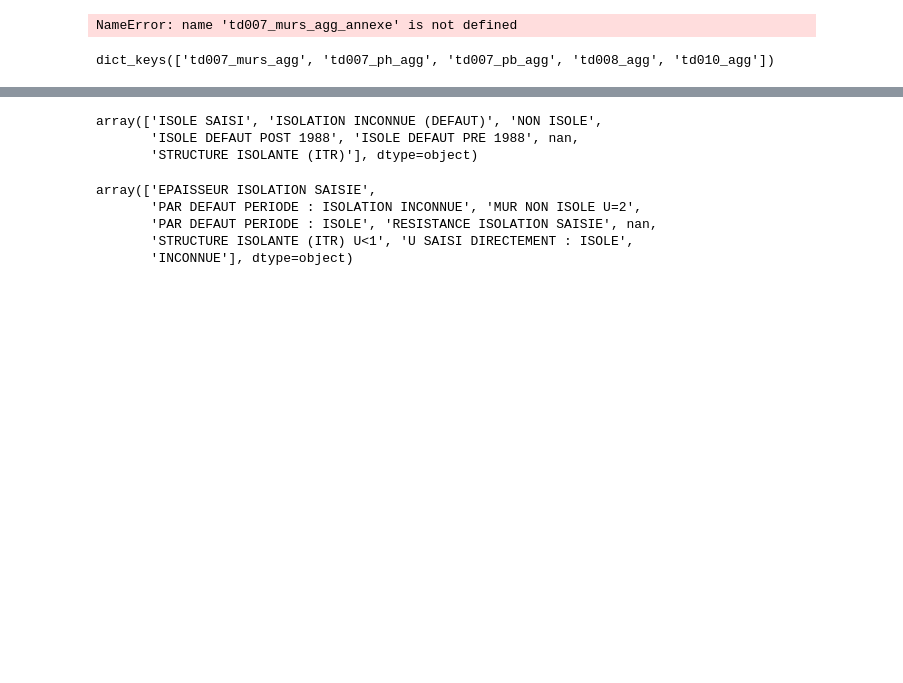
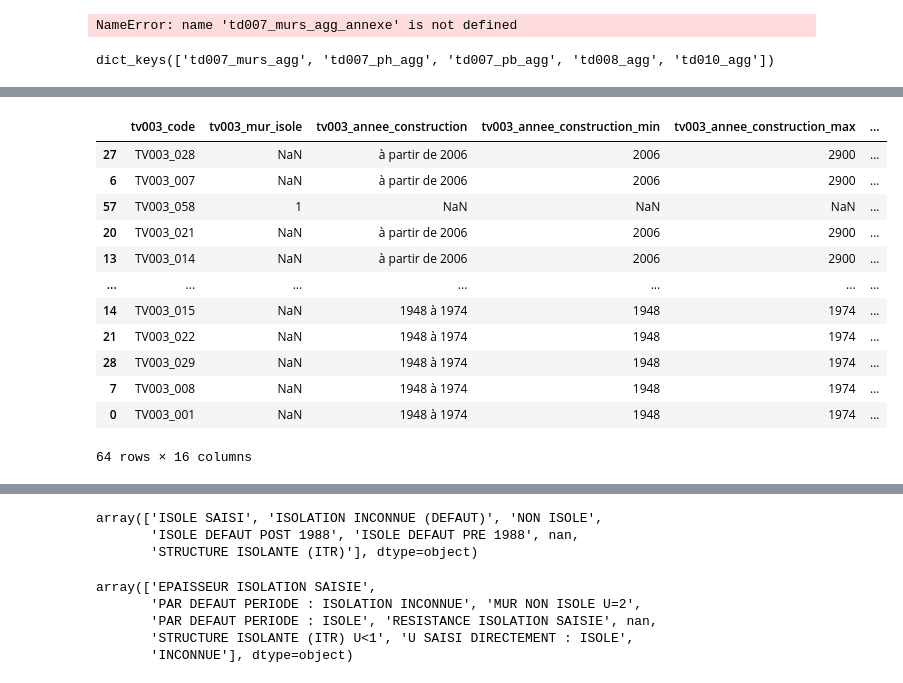
Before and after one commit to etalab/de-dpe-processing, a Jupyter notebook: data_processing_cstb/traitement_donnees_metier/dev-Copy1.ipynb, the cells around one changed output, grey strips where cells are left out. Cells and saved outputs as stored; diff of their text form; code cells hidden in the pictures; blank space fills up the shorter version.

```diff
--- a/data_processing_cstb/traitement_donnees_metier/dev-Copy1.ipynb
+++ b/data_processing_cstb/traitement_donnees_metier/dev-Copy1.ipynb
@@ -340,0 +349,10 @@ Index(['type_adjacence_top', 'type_adjacence_array', 'type_LNC_plafonds_array',
+# %%
+tv003 = DPETrTvTables().trtv_table_dict['tv003_umur']
+# %%
+tv003['annee_isolation_min_all']=tv003.tv003_annee_construction_min.astype(str)
+null = tv003.tv003_annee_construction_min.isnull()
+tv003.loc[null,'annee_isolation_min_all']=tv003.loc[null,'tv003_annee_isolation_min'].astype(str)
+# %%
+tv003['annee_isolation_max_all']=tv003.tv003_annee_construction_max.astype(str)
+null = tv003.tv003_annee_construction_max.isnull()
+tv003.loc[null,'annee_isolation_max_all']=tv003.loc[null,'tv003_annee_isolation_max'].astype(str)
@@ -340,0 +377,2 @@ Index(['type_adjacence_top', 'type_adjacence_array', 'type_LNC_plafonds_array',
+# %%
+tv003[['annee_isolation_min_all','annee_isolation_max_all']]=tv003[['annee_isolation_min_all','annee_isolation_max_all']].fillna(np.nan).astype(float)
@@ -340,0 +416,16 @@ Index(['type_adjacence_top', 'type_adjacence_array', 'type_LNC_plafonds_array',
+# %%
+tv003.sort_values('tv003_umur')
+# %% [output]
+|  | tv003_code | tv003_mur_isole | tv003_annee_construction | tv003_annee_construction_min | tv003_annee_construction_max | ... |
+| 27 | TV003_028 | NaN | à partir de 2006 | 2006 | 2900 | ... |
+| 6 | TV003_007 | NaN | à partir de 2006 | 2006 | 2900 | ... |
+| 57 | TV003_058 | 1 | NaN | NaN | NaN | ... |
+| 20 | TV003_021 | NaN | à partir de 2006 | 2006 | 2900 | ... |
+| 13 | TV003_014 | NaN | à partir de 2006 | 2006 | 2900 | ... |
+| ... | ... | ... | ... | ... | ... | ... |
+| 14 | TV003_015 | NaN | 1948 à 1974 | 1948 | 1974 | ... |
+| 21 | TV003_022 | NaN | 1948 à 1974 | 1948 | 1974 | ... |
+| 28 | TV003_029 | NaN | 1948 à 1974 | 1948 | 1974 | ... |
+| 7 | TV003_008 | NaN | 1948 à 1974 | 1948 | 1974 | ... |
+| 0 | TV003_001 | NaN | 1948 à 1974 | 1948 | 1974 | ... |
+64 rows × 16 columns
```
Also changed, not shown: parts of 12 cells of this notebook, 3 other files.
